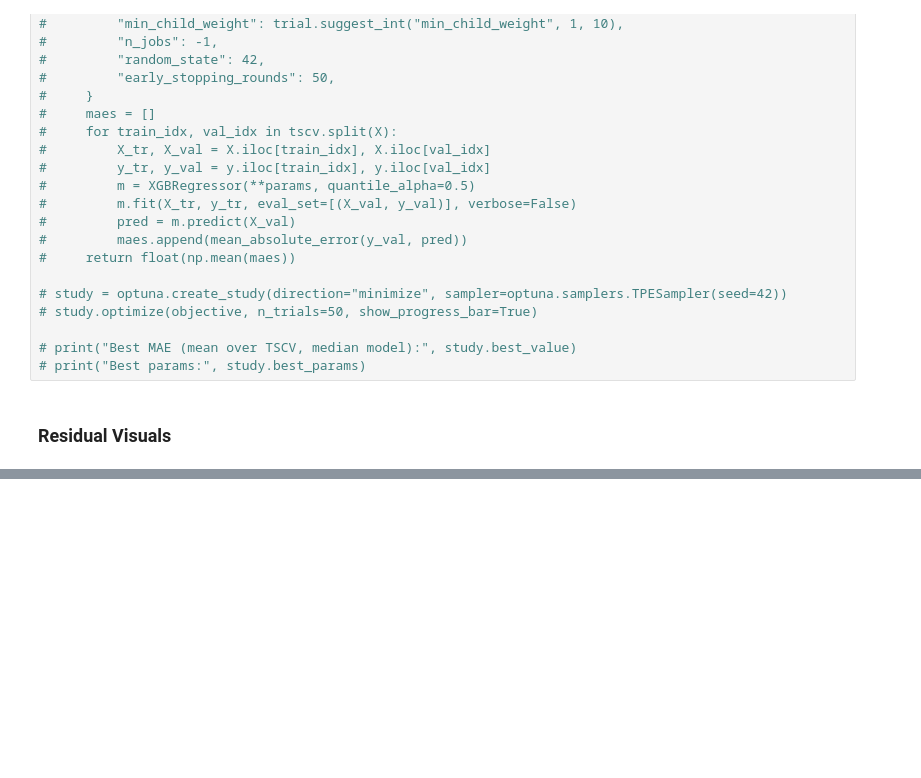
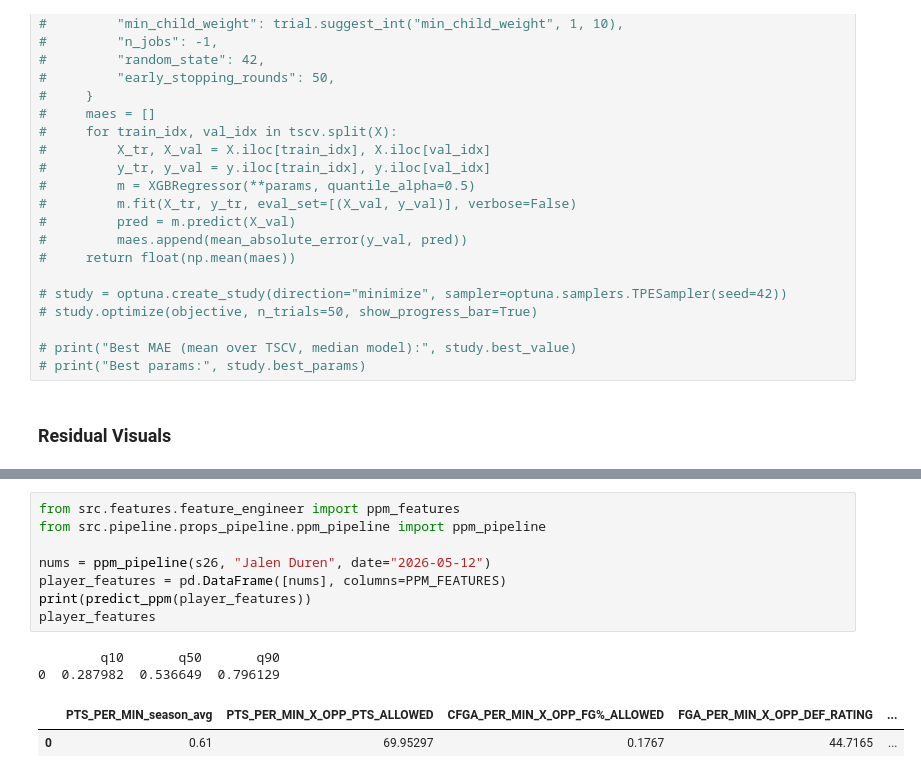
Before and after one commit to spon7ge/NBA-Prop-Predictor, a Jupyter notebook: src/models/ppm_quantile_model.ipynb, the cells around one changed output, grey strips where cells are left out. Cells and saved outputs as stored; diff of their text form; blank space fills up the shorter version.

```diff
--- a/src/models/ppm_quantile_model.ipynb
+++ b/src/models/ppm_quantile_model.ipynb
@@ -1151,0 +1090,13 @@ Holdout through              : 2026-05-10
+# %%
+from src.features.feature_engineer import ppm_features
+from src.pipeline.props_pipeline.ppm_pipeline import ppm_pipeline
+
+nums = ppm_pipeline(s26, "Jalen Duren", date="2026-05-12")
+player_features = pd.DataFrame([nums], columns=PPM_FEATURES)
+print(predict_ppm(player_features))
+player_features
+# %% [output]
+        q10       q50       q90
+0  0.287982  0.536649  0.796129
+|  | PTS_PER_MIN_season_avg | PTS_PER_MIN_X_OPP_PTS_ALLOWED | CFGA_PER_MIN_X_OPP_FG%_ALLOWED | FGA_PER_MIN_X_OPP_DEF_RATING | ... |
+| 0 | 0.61 | 69.95297 | 0.1767 | 44.7165 | ... |
```
Also changed, not shown: parts of 17 cells of this notebook, 11 other files.
